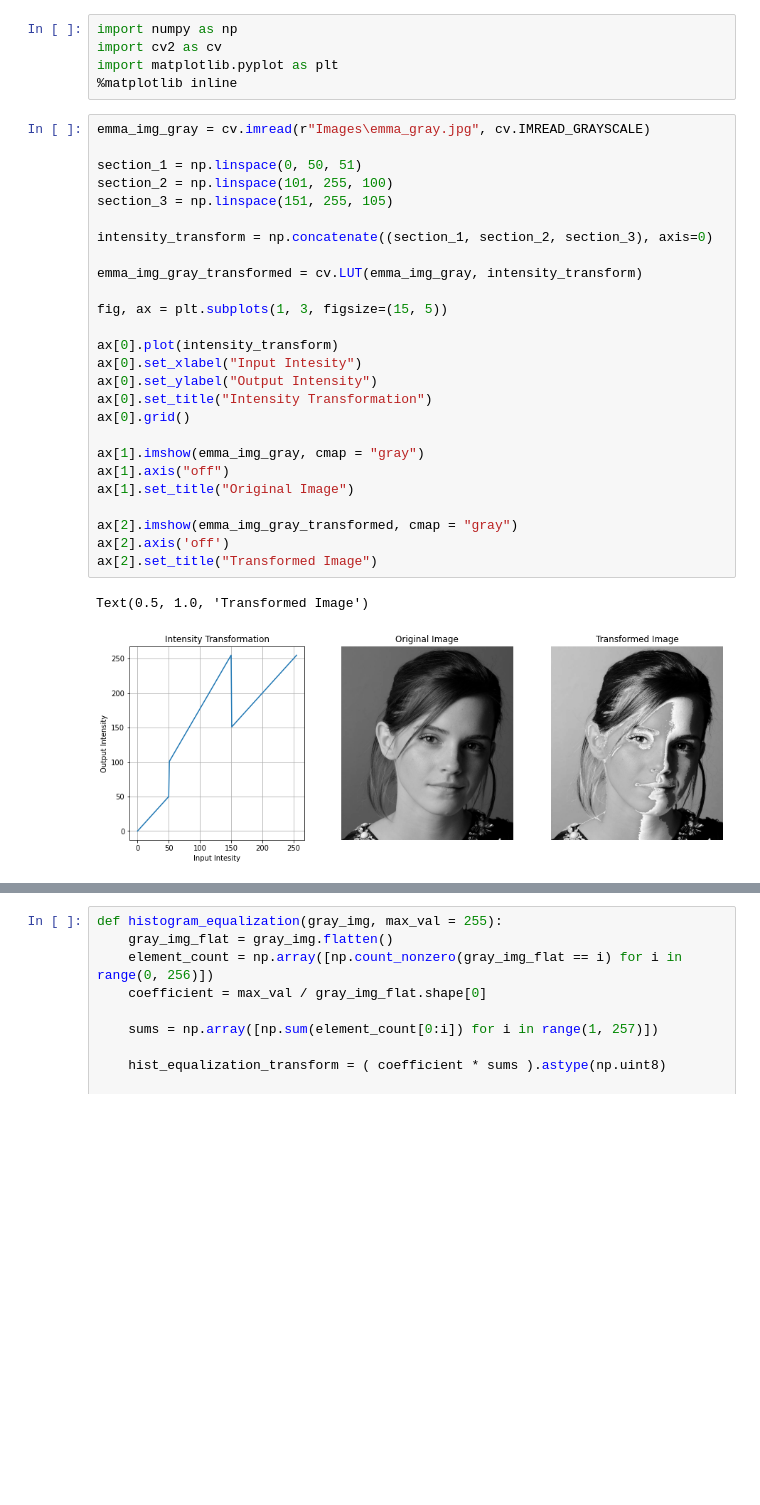
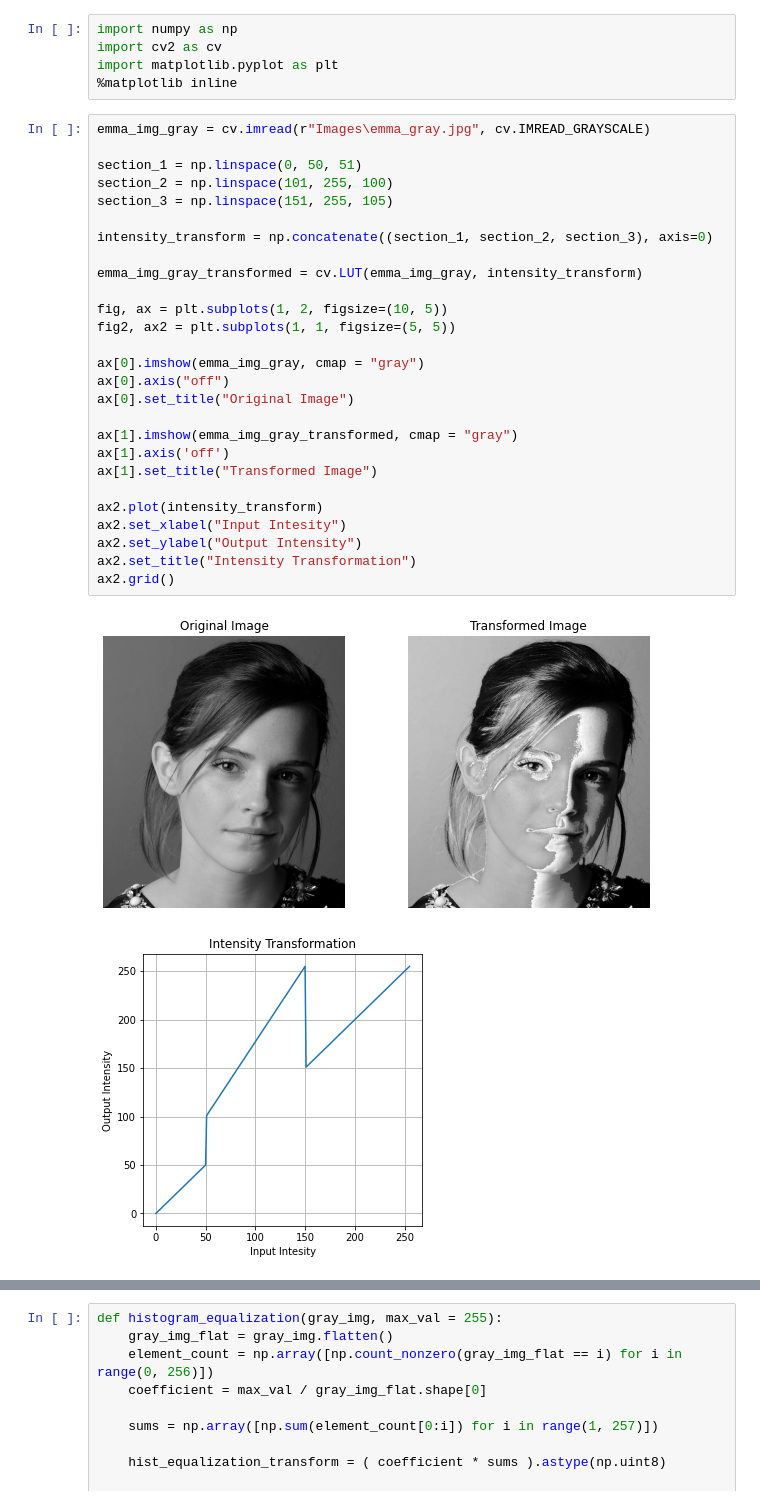
Before and after one commit to SupunDK/Fundamentals-of-Image-Processing, a Jupyter notebook: Assignment 1/190338C_Assignment_1.ipynb, the cells around one changed output, grey strips where cells are left out. Saved outputs shown, nothing was run; the diff lists cells and outputs as text; blank space fills up the shorter version.

```diff
--- a/Assignment 1/190338C_Assignment_1.ipynb
+++ b/Assignment 1/190338C_Assignment_1.ipynb
@@ -6,32 +6,33 @@ import matplotlib.pyplot as plt
 # %%
 emma_img_gray = cv.imread(r"Images\emma_gray.jpg", cv.IMREAD_GRAYSCALE)
 
 section_1 = np.linspace(0, 50, 51)
 section_2 = np.linspace(101, 255, 100)
 section_3 = np.linspace(151, 255, 105)
 
 intensity_transform = np.concatenate((section_1, section_2, section_3), axis=0)
 
 emma_img_gray_transformed = cv.LUT(emma_img_gray, intensity_transform)
 
-fig, ax = plt.subplots(1, 3, figsize=(15, 5))
+fig, ax = plt.subplots(1, 2, figsize=(10, 5))
+fig2, ax2 = plt.subplots(1, 1, figsize=(5, 5))
 
-ax[0].plot(intensity_transform)
-ax[0].set_xlabel("Input Intesity")
-ax[0].set_ylabel("Output Intensity")
-ax[0].set_title("Intensity Transformation")
-ax[0].grid()
+ax[0].imshow(emma_img_gray, cmap = "gray")
+ax[0].axis("off")
+ax[0].set_title("Original Image")
 
-ax[1].imshow(emma_img_gray, cmap = "gray")
-ax[1].axis("off")
-ax[1].set_title("Original Image")
+ax[1].imshow(emma_img_gray_transformed, cmap = "gray")
+ax[1].axis('off')
+ax[1].set_title("Transformed Image")
 
-ax[2].imshow(emma_img_gray_transformed, cmap = "gray")
-ax[2].axis('off')
-ax[2].set_title("Transformed Image")
+ax2.plot(intensity_transform)
+ax2.set_xlabel("Input Intesity")
+ax2.set_ylabel("Output Intensity")
+ax2.set_title("Intensity Transformation")
+ax2.grid()
 # %% [output]
-Text(0.5, 1.0, 'Transformed Image')
-[figure, old version]
+[figure, new version]
+[figure, added]
 # %%
 brain_img = cv.imread(r"Images\brain_proton_density_slice.png", cv.IMREAD_GRAYSCALE)
 
```
Also changed, not shown: parts of 9 cells of this notebook.
